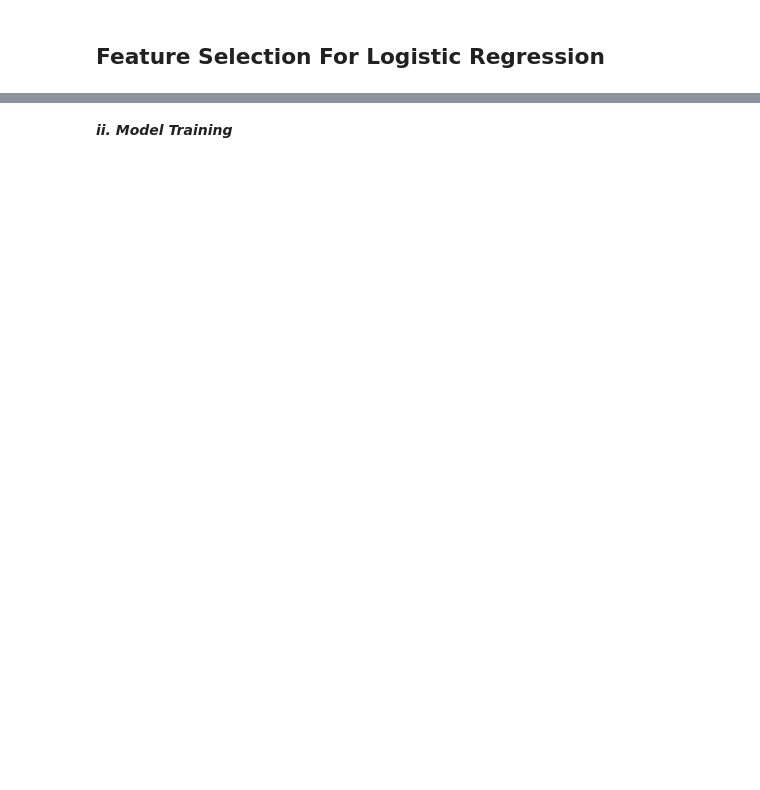
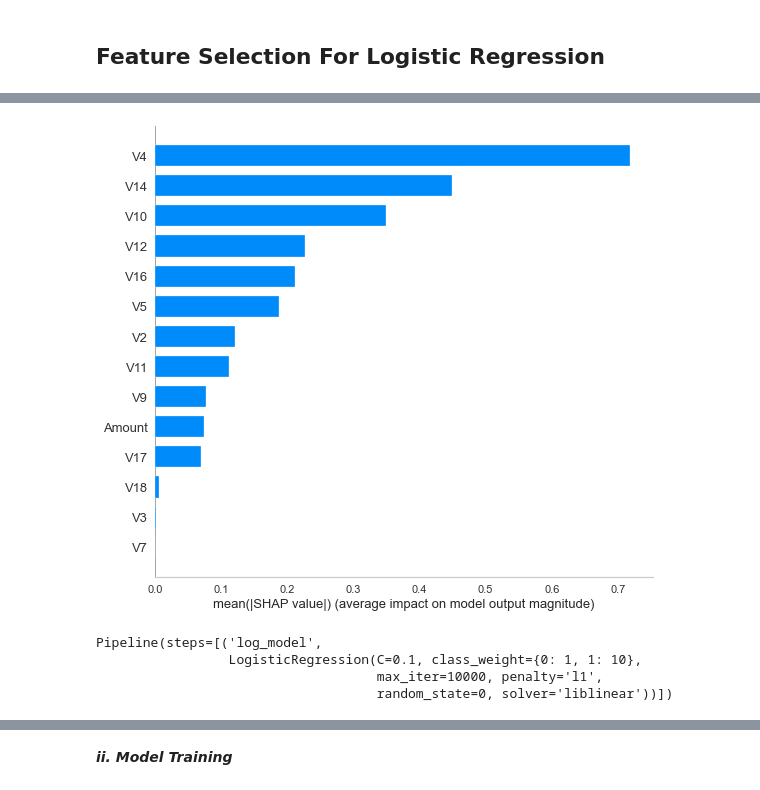
Before and after one commit to B-dogan/Credit-Card-Fraud-Detection-Project-, a Jupyter notebook: Fraud_Detection_Student_V3.ipynb, the cells around one changed output, grey strips where cells are left out. Cells and saved outputs as stored; diff of their text form; code cells hidden in the pictures; blank space fills up the shorter version.

```diff
--- a/Fraud_Detection_Student_V3.ipynb
+++ b/Fraud_Detection_Student_V3.ipynb
@@ -1176,0 +1035,8 @@ ValueError: X has 29 features, but RobustScaler is expecting 14 features as inpu
+# %%
+import shap
+explainer = shap.Explainer(log_grid_shap, X_train_scaled)
+shap_values = explainer.shap_values(X_test_scaled)
+# %%
+shap.summary_plot(shap_values, X_test_scaled, feature_names=X.columns,plot_type="bar")
+# %% [output]
+[figure, added]
@@ -1176,0 +1053,8 @@ ValueError: X has 29 features, but RobustScaler is expecting 14 features as inpu
+# %%
+log_pipe_model_shap = Pipeline(steps=operations_shap)
+log_pipe_model_shap.fit(X2_train, y2_train)
+# %% [output]
+Pipeline(steps=[('log_model',
+                 LogisticRegression(C=0.1, class_weight={0: 1, 1: 10},
+                                    max_iter=10000, penalty='l1',
+                                    random_state=0, solver='liblinear'))])
```
Also changed, not shown: parts of 75 cells of this notebook.
